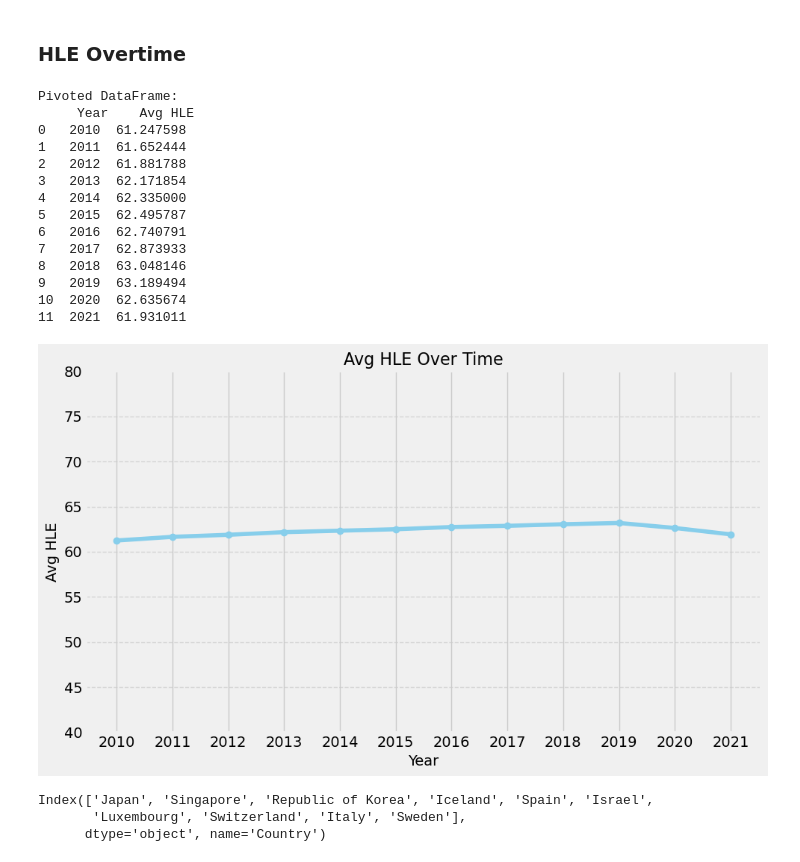
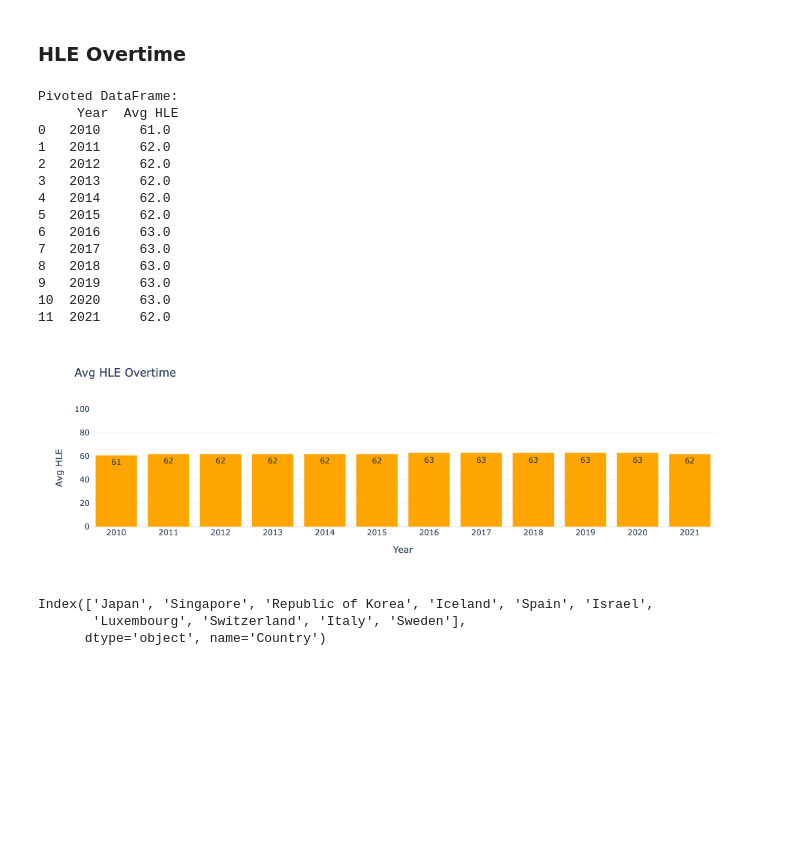
Before and after one commit to christineton/Current_Health_Expenditure_Life_Expectancy_Analysis, a Jupyter notebook: current_health_expenditure_life_expectancy_analysis.ipynb, the cells around one changed output. Saved outputs shown, nothing was run; the diff lists cells and outputs as text; code cells hidden in the pictures; blank space fills up the shorter version.

```diff
--- a/current_health_expenditure_life_expectancy_analysis.ipynb
+++ b/current_health_expenditure_life_expectancy_analysis.ipynb
@@ -62,7 +63,7 @@ che.head()
 | 3 | Europe | Country | Bulgaria | 2021 | 1040.02 |
 | 4 | Americas | Country | Argentina | 2021 | 1044.77 |
 # %%
-che.rename(columns={'ParentLocation': 'Continent', 'Location': 'Country', 'Period':'Year', 'Value': 'CHE'}, inplace=True)
+che.rename(columns={'ParentLocation': 'Continent', 'Location': 'Country', 'Period':'Year', 'Value': 'CHE per Capita'}, inplace=True)
 # %%
 print(che.isnull().sum())
 # %% [output]
@@ -74,6 +75,6 @@ CHE              19
 dtype: int64
 # %%
-che.fillna({'CHE':0}, inplace = True)
+che.fillna({'CHE per Capita':0}, inplace = True)
 # %%
 print(che.isnull().sum())
 # %% [output]
@@ -331,47 +377,52 @@ plt.show()
 ### HLE Overtime
 # %%
 # AVG HLE overtime
-pivot_total_hle = combined_df.pivot_table(index='Year', values='Avg HLE', aggfunc='mean').reset_index()
+pivot_total_hle = combined_df.pivot_table(index='Year', values='Avg HLE', aggfunc='mean').round().reset_index()
 print("Pivoted DataFrame:\n", pivot_total_hle)
 # %% [output]
 Pivoted DataFrame:
-     Year    Avg HLE
-0   2010  61.247598
-1   2011  61.652444
-2   2012  61.881788
-3   2013  62.171854
-4   2014  62.335000
-5   2015  62.495787
-6   2016  62.740791
-7   2017  62.873933
-8   2018  63.048146
-9   2019  63.189494
-10  2020  62.635674
-11  2021  61.931011
+     Year  Avg HLE
+0   2010     61.0
+1   2011     62.0
+2   2012     62.0
+3   2013     62.0
+4   2014     62.0
+5   2015     62.0
+6   2016     63.0
+7   2017     63.0
+8   2018     63.0
+9   2019     63.0
+10  2020     63.0
+11  2021     62.0
 # %%
-# Step 8: Plotting
-plt.figure(figsize=(10, 6))
+fig = go.Figure()
 
-# Check for 'Year' and 'CHE' in the pivoted DataFrame before plotting
-if 'Year' in pivot_total_hle.columns and 'Avg HLE' in pivot_total_hle.columns:
-    # Create the plot
-    plt.plot(pivot_total_hle['Year'], pivot_total_hle['Avg HLE'], marker='o', linestyle='-', color='skyblue')
+# Add bar trace for HLE
+fig.add_trace(go.Bar(
+    x=pivot_total_hle['Year'],
+    y=pivot_total_hle['Avg HLE'],
+    name='Avg HLE',
+    marker_color='orange',
+    text=pivot_total_hle['Avg HLE'],  # Add data labels for CHE
+    textposition='auto'  # Automatically position the text
+))
 
-    # Title and labels
-    plt.title('Avg HLE Over Time', fontsize=16)
-    plt.xlabel('Year', fontsize=14)
-    plt.ylabel('Avg HLE', fontsize=14)
-    plt.ylim(40, 80)
 
-    # Add grid for readability
-    plt.grid(axis='y', linestyle='--', alpha=0.7)
+# Update layout for better visualization
+fig.update_layout(
+    title='Avg HLE Overtime',
+    xaxis_title='Year',
+    yaxis_title='Avg HLE',
+    barmode='group',  # Group bars together
+    yaxis=dict(range=[0, 100]),
+    template='plotly_white',  # Optional: change the template for styling
+    xaxis=dict(
+        tickvals=pivot_total_hle['Year'],  # Set tick positions to correspond to each country
+        ticktext=pivot_total_hle['Year'])   # Use country names as tick labels
+)
 
-    # Show the plot
-    plt.xticks(pivot_total_hle['Year'])  # Ensure all year ticks are shown
-    plt.tight_layout()
-    plt.show()
-else:
-    print("The required columns 'Year' or 'HLE' are missing in the pivoted DataFrame.")
+# Show the plot
+fig.show()
 # %% [output]
-[figure, old version]
+[figure, new version]
 # %%
```
Also changed, not shown: parts of 21 cells of this notebook.
